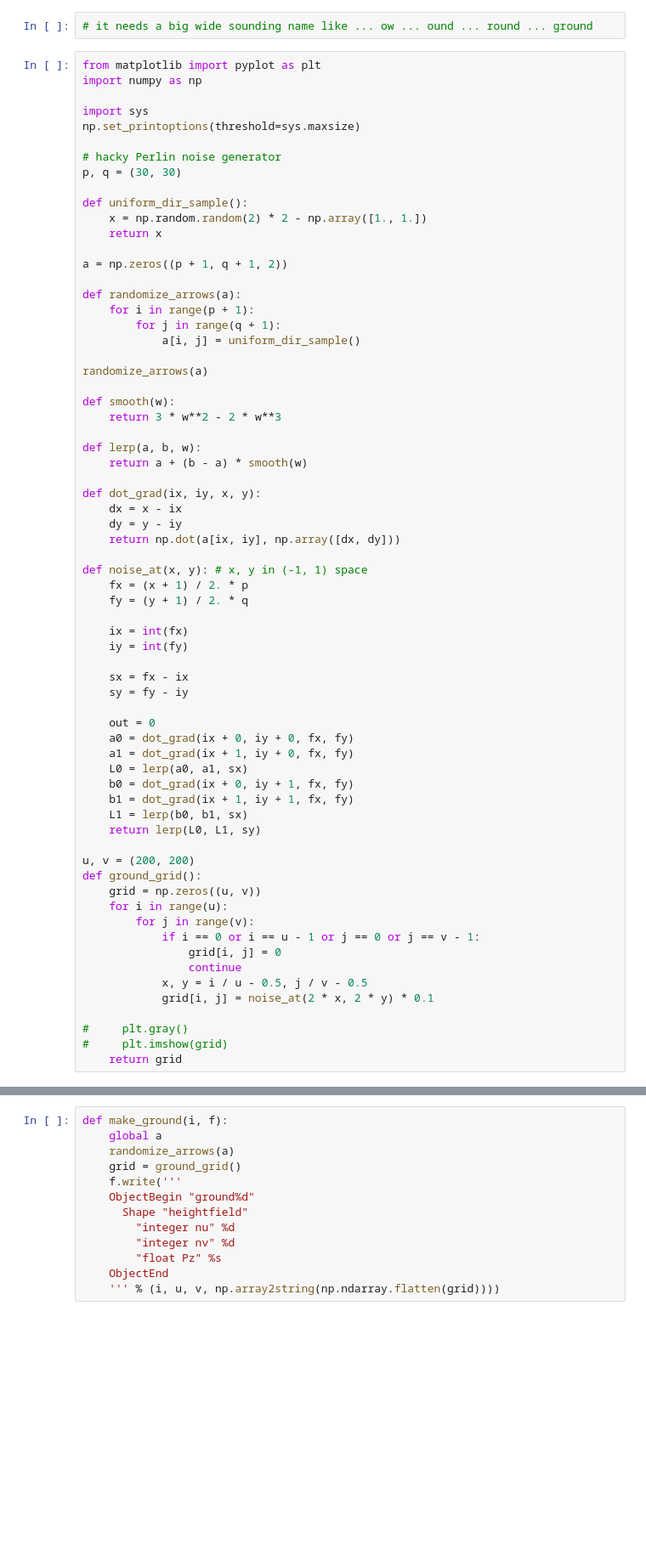
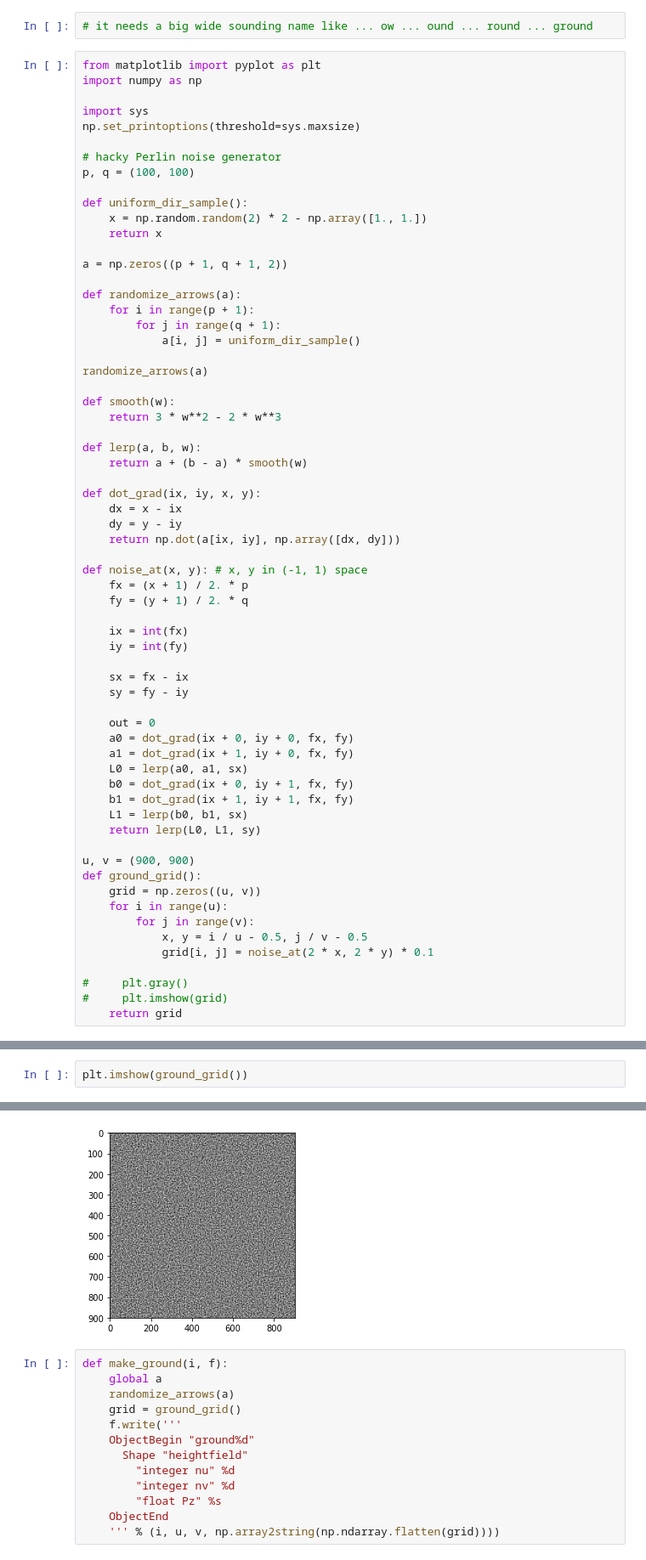
Before and after one commit to kach/rocket-flame-renderer, a Jupyter notebook: hill/it needs a big wide sounding name.ipynb, the cells around one changed output, grey strips where cells are left out. Shown at 85% size. Saved outputs shown, nothing was run; the diff lists cells and outputs as text; blank space fills up the shorter version.

Commit message:
more groundular

```diff
--- a/hill/it needs a big wide sounding name.ipynb
+++ b/hill/it needs a big wide sounding name.ipynb
@@ -8,7 +8,7 @@ import sys
 np.set_printoptions(threshold=sys.maxsize)
 
 # hacky Perlin noise generator
-p, q = (30, 30)
+p, q = (100, 100)
 
 def uniform_dir_sample():
     x = np.random.random(2) * 2 - np.array([1., 1.])
@@ -53,14 +53,11 @@ def noise_at(x, y): # x, y in (-1, 1) space
     L1 = lerp(b0, b1, sx)
     return lerp(L0, L1, sy)
 
-u, v = (200, 200)
+u, v = (900, 900)
 def ground_grid():
     grid = np.zeros((u, v))
     for i in range(u):
         for j in range(v):
-            if i == 0 or i == u - 1 or j == 0 or j == v - 1:
-                grid[i, j] = 0
-                continue
             x, y = i / u - 0.5, j / v - 0.5
             grid[i, j] = noise_at(2 * x, 2 * y) * 0.1
 
@@ -71,0 +67,3 @@ ground_grid(); None
+# %%
+plt.imshow(ground_grid())
+# %% [output]
@@ -72,3 +71,4 @@ ground_grid(); None
+[figure, added]
 # %%
 def make_ground(i, f):
     global a
```
Also changed, not shown: parts of 3 cells of this notebook, 1 other file.
